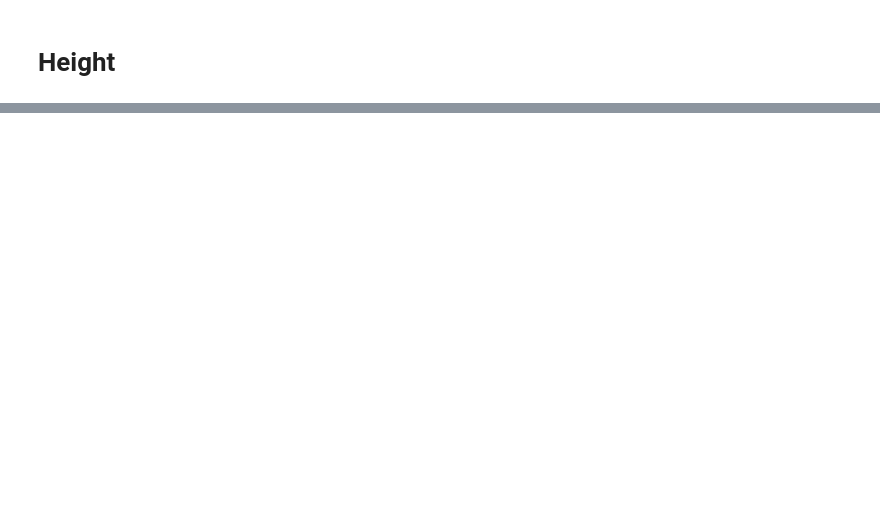
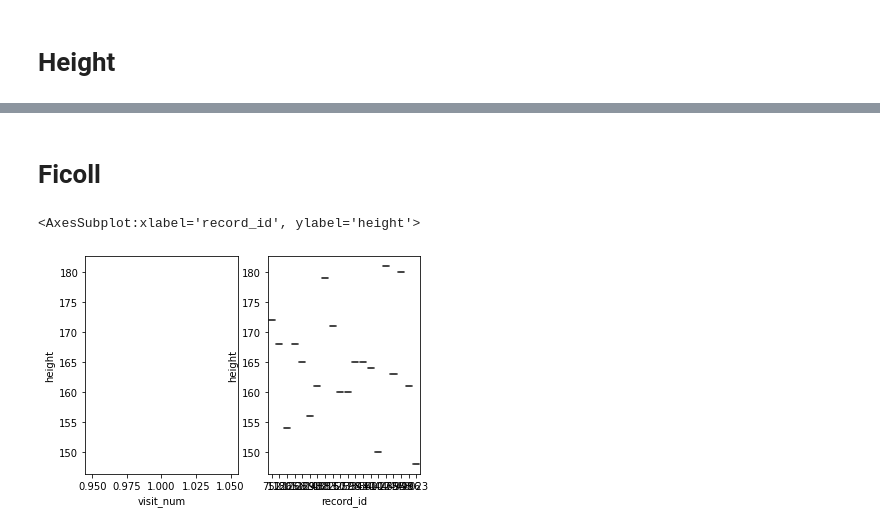
Before and after one commit to netiony/CHCO-Code, a Jupyter notebook: Petter Bjornstad/Pima/master_data/Laura merge/laura_merge.ipynb, the cells around one changed output, grey strips where cells are left out. Cells and saved outputs as stored; diff of their text form; code cells hidden in the pictures; blank space fills up the shorter version.

Commit message:
Finished height

```diff
--- a/Petter Bjornstad/Pima/master_data/Laura merge/laura_merge.ipynb
+++ b/Petter Bjornstad/Pima/master_data/Laura merge/laura_merge.ipynb
@@ -21,0 +76,9 @@ vital_status = vital_status[['esrd_start_date','dod']]
+# %%
+group4 = pd.read_csv(wd+'Group4UofMRemodel112_DATA_2021-02-04_1617.csv',low_memory=False).dropna(axis=1,how='all')
+#print(group4)
+#group4.loc[:,"height"]
+h = get_ht(group4)
+# Plot
+fig, ax =plt.subplots(1,2)
+ht_lineplot(h,ax=ax[0])
+ht_boxplot(h,ax=ax[1])
@@ -21,0 +88,12 @@ vital_status = vital_status[['esrd_start_date','dod']]
+# %% [markdown]
+# Ficoll
+# %%
+ficoll = pd.read_csv(wd+'FicollUniversityOfMi_DATA_2021-02-04_1618.csv',low_memory=False).dropna(axis=1,how='all')
+h = get_ht(group4)
+# Plot
+fig, ax =plt.subplots(1,2)
+ht_lineplot(h,ax=ax[0])
+ht_boxplot(h,ax=ax[1])
+# %% [output]
+<AxesSubplot:xlabel='record_id', ylabel='height'>
+[figure, added]
```
Also changed, not shown: parts of 6 cells of this notebook.
